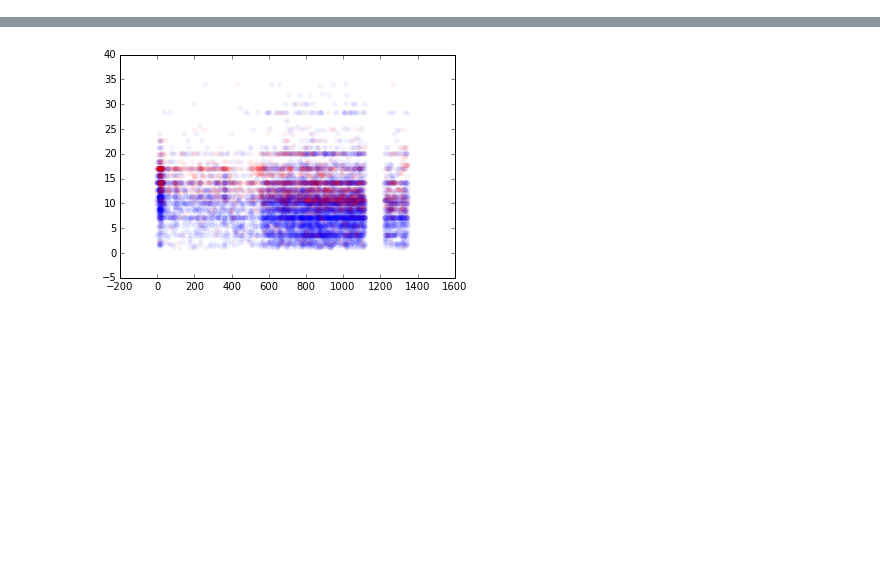
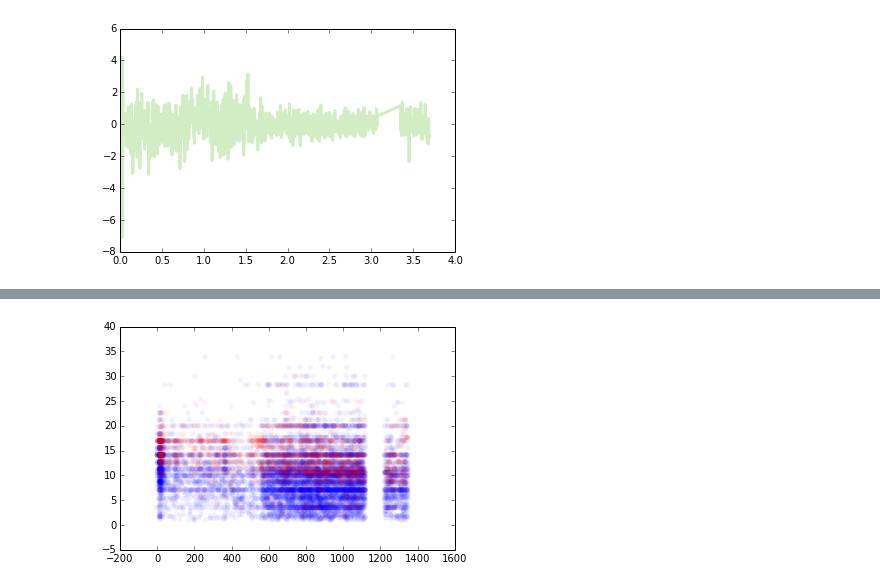
Before and after one commit to AllenDowney/ThinkStats2, a Jupyter notebook: code/chap12.ipynb, the cells around one changed output, grey strips where cells are left out. Saved outputs shown, nothing was run; the diff lists cells and outputs as text; code cells hidden in the pictures; blank space fills up the shorter version.

```diff
--- a/code/chap12.ipynb
+++ b/code/chap12.ipynb
@@ -30,0 +28,6 @@ len(ppg.index), len(all_days)
+# %%
+import statsmodels.formula.api as smf
+ppg['years'] = ppg.index / 365.0
+model = smf.ols('ppg ~ years', data=ppg)
+results = model.fit()
+results.summary()
@@ -31 +51,6 @@ len(ppg.index), len(all_days)
+# %%
+years = model.exog[:,1]
+thinkplot.Plot(years, results.resid)
+# %% [output]
+[figure, added]
 # %%
```
Also changed, not shown: parts of 13 cells of this notebook.
